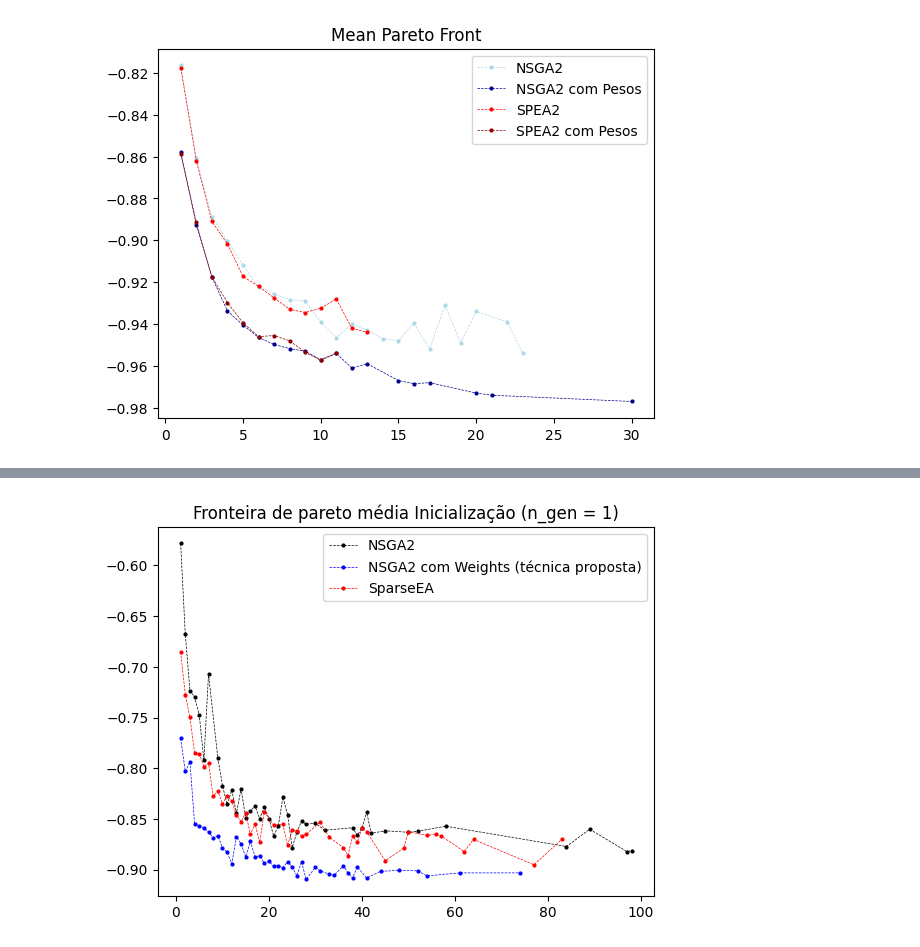
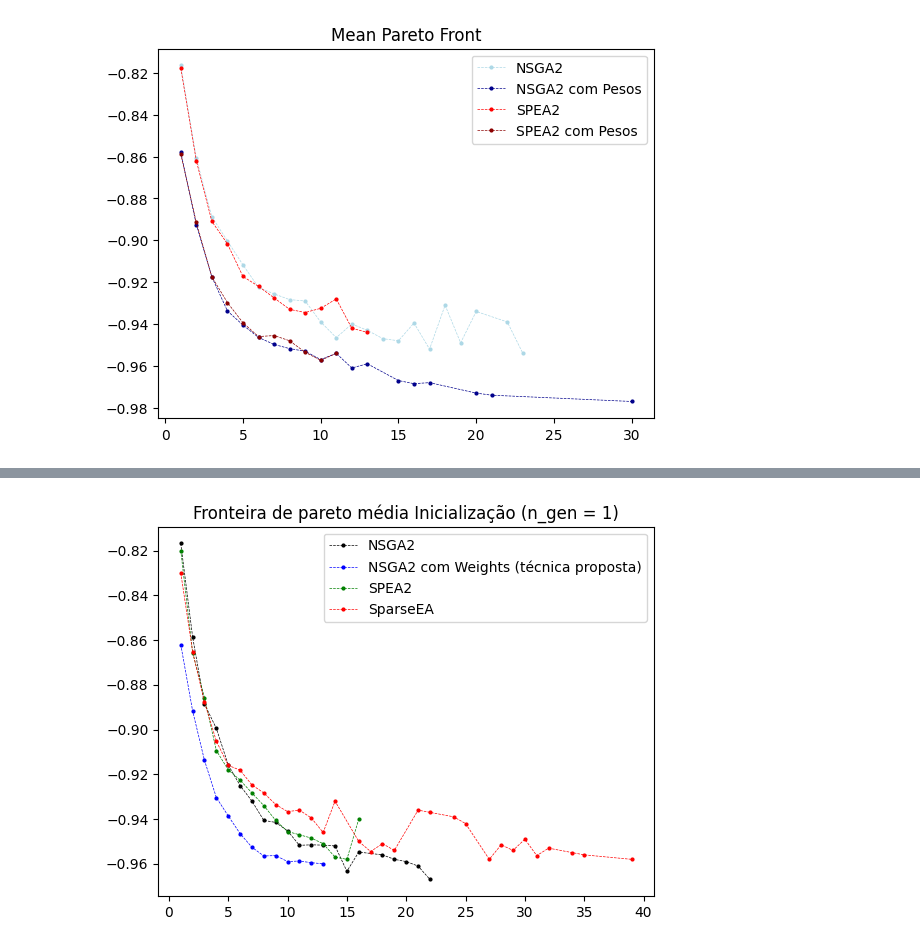
Before and after one commit to grkremer/ew-mofs, a Jupyter notebook: SPEA2.ipynb, the cells around one changed output, grey strips where cells are left out. Drawn from its saved outputs; the diff is of its cells as text; code cells hidden in the pictures.

Commit message:
Implemented SPEA2, SparseEA and MOFS-RFGA algorithms

```diff
--- a/SPEA2.ipynb
+++ b/SPEA2.ipynb
@@ -60,6 +59,15 @@ clf = RandomForestClassifier(n_estimators=1000)
 clf.fit(X, y)
 # %% [output]
 RandomForestClassifier(n_estimators=1000)
+# %%
+# Inicializar o ReliefF
+relieff = ReliefF(n_features_to_select=10, n_neighbors=10)  # Ajuste os parâmetros conforme necessário
+
+# Ajustar o modelo e calcular as pontuações das características
+relieff.fit(np.array(X), np.array(y))
+
+# Obter as pontuações das características
+sc_relieff = relieff.feature_importances_
 # %%
 def getSparseEAWeight(X, y):
     X = np.array(X)
@@ -291,8 +480,9 @@ runner = StarmapParallelization(pool.starmap)
 problem = GeneSelection(X,y.values, runner)
 algorithm = NSGA2(
     pop_size=100,
-    sampling=BinaryDistributedWeightsSampling(),
-    crossover=SparseEACrossover(sc = sc),
-    mutation=BitflipMutation(),
+    sampling=ReliefFSampling(sc = sc_relieff),
+    crossover=ThreeToOneCrossover(sc = sc_relieff),
+    mutation=ReliefFMutation(sc = sc_relieff),
+    eliminate_duplicates = False
 )
 # %%
@@ -564,6 +748,7 @@ n_gen  |  n_eval  | n_nds  |     cv_min    |     cv_avg    |      eps      |   i
 # %%
-plot_multiple_pareto_front(nsga2_distributed_sampling, color = 'black', label = 'NSGA2')
+plot_multiple_pareto_front(nsga2, color = 'black', label = 'NSGA2')
 plot_multiple_pareto_front(nsga2_weights, color = 'blue', label = 'NSGA2 com Weights (técnica proposta)')
-plot_multiple_pareto_front(sparseEA_sampling, color = 'red', label = 'SparseEA', title = 'Fronteira de pareto média Inicialização (n_gen = 1)')
+plot_multiple_pareto_front(spea2, color = 'green', label = 'SPEA2')
+plot_multiple_pareto_front(sparseEA, color = 'red', label = 'SparseEA', title = 'Fronteira de pareto média Inicialização (n_gen = 1)')
 # %% [output]
-[figure, old version]
+[figure, new version]
```
Also changed, not shown: parts of 12 cells of this notebook.
